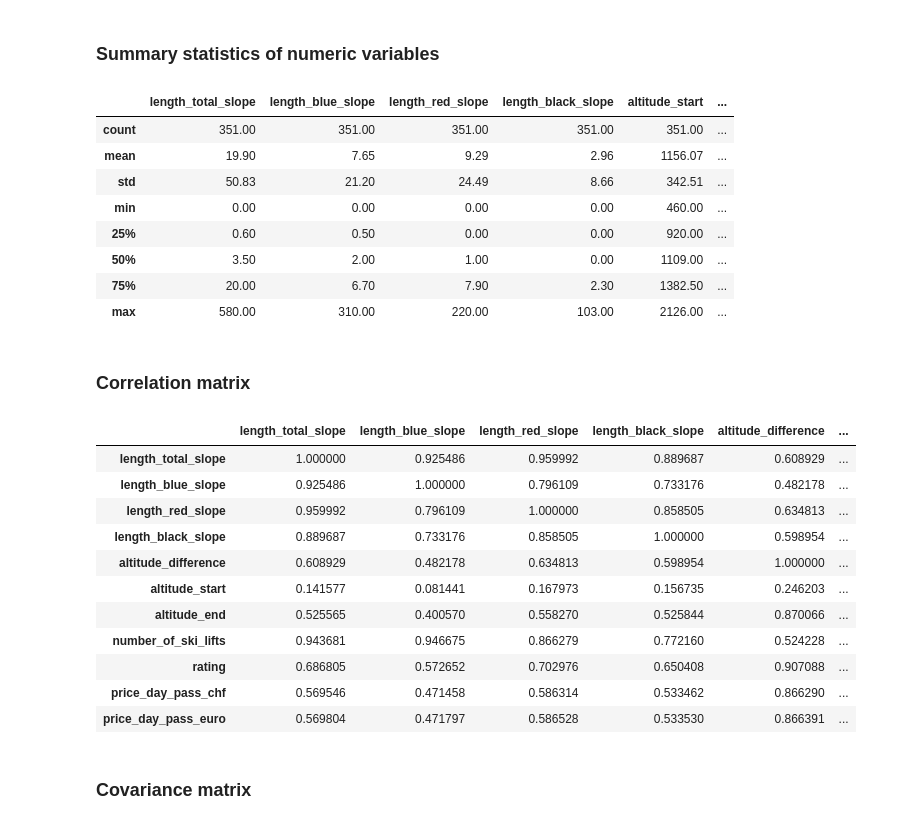
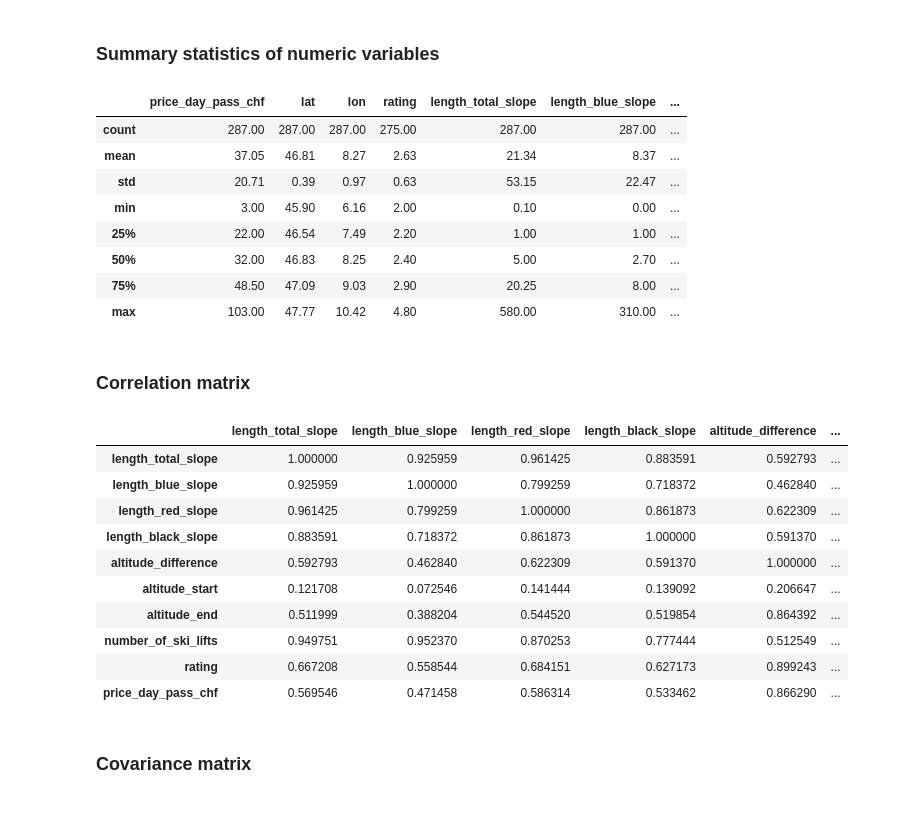
Before and after one commit to kuehnviv/arm_project, a Jupyter notebook: projekt_notebook.ipynb, the cells around one changed output. Saved outputs shown, nothing was run; the diff lists cells and outputs as text; code cells hidden in the pictures.

```diff
--- a/projekt_notebook.ipynb
+++ b/projekt_notebook.ipynb
@@ -262,6 +265,10 @@ dtype: object
 # %% [markdown]
 ## Store data in DB and get it from DB
 # %%
+import subprocess
+
+subprocess.run(['sudo', 'service', 'mysql', 'start'])
+
 # Create data base
 conn = mysql.connector.connect(host="localhost",
                                user="arm",
@@ -281,9 +288,9 @@ else:
 cursor = conn.cursor()
 
 cursor.execute('''CREATE TABLE IF NOT EXISTS
-               ski_pass_data (skiregion1 VARCHAR(255),
-                              skiregion2 VARCHAR(255),
-                              ort VARCHAR(255),
+               ski_pass_data (skiregion1 VARCHAR(50),
+                              skiregion2 VARCHAR(50),
+                              ort VARCHAR(50),
                               length_total_slope FLOAT,
                               length_blue_slope FLOAT,
                               length_red_slope FLOAT,
@@ -297,7 +304,7 @@ cursor.execute('''CREATE TABLE IF NOT EXISTS
                               rating FLOAT,
                               lat FLOAT,
                               lon FLOAT,
-                              canton VARCHAR(255))''')
+                              canton VARCHAR(5))''')
 # Confirm changes to the table
 conn.commit()
 
@@ -310,9 +317,12 @@ df_skipass.to_sql('ski_pass_data',
                     if_exists = 'replace',
                     index = False)
 
-# Query the SQL-table
-query = ''' SELECT *
+# Query the SQL-table, select all columns where price_day_pass_chf is not null
+query = ''' SELECT price_day_pass_chf, ort, canton, lat, lon, rating,
+                   length_total_slope, length_blue_slope, length_red_slope, length_black_slope,
+                   altitude_start, altitude_end, altitude_difference, number_of_ski_lifts
             FROM ski_pass_data
+            WHERE price_day_pass_chf IS NOT NULL
         '''
 
 df = pd.read_sql(query, con=engine)
@@ -329,43 +343,41 @@ Verbindung erfolgreich hergestellt!
 # %%
 df.describe().round(2)
 # %% [output]
-|  | length_total_slope | length_blue_slope | length_red_slope | length_black_slope | altitude_start | ... |
-| count | 351.00 | 351.00 | 351.00 | 351.00 | 351.00 | ... |
-| mean | 19.90 | 7.65 | 9.29 | 2.96 | 1156.07 | ... |
-| std | 50.83 | 21.20 | 24.49 | 8.66 | 342.51 | ... |
-| min | 0.00 | 0.00 | 0.00 | 0.00 | 460.00 | ... |
-| 25% | 0.60 | 0.50 | 0.00 | 0.00 | 920.00 | ... |
-| 50% | 3.50 | 2.00 | 1.00 | 0.00 | 1109.00 | ... |
-| 75% | 20.00 | 6.70 | 7.90 | 2.30 | 1382.50 | ... |
-| max | 580.00 | 310.00 | 220.00 | 103.00 | 2126.00 | ... |
+|  | price_day_pass_chf | lat | lon | rating | length_total_slope | length_blue_slope | ... |
+| count | 287.00 | 287.00 | 287.00 | 275.00 | 287.00 | 287.00 | ... |
+| mean | 37.05 | 46.81 | 8.27 | 2.63 | 21.34 | 8.37 | ... |
+| std | 20.71 | 0.39 | 0.97 | 0.63 | 53.15 | 22.47 | ... |
+| min | 3.00 | 45.90 | 6.16 | 2.00 | 0.10 | 0.00 | ... |
+| 25% | 22.00 | 46.54 | 7.49 | 2.20 | 1.00 | 1.00 | ... |
+| 50% | 32.00 | 46.83 | 8.25 | 2.40 | 5.00 | 2.70 | ... |
+| 75% | 48.50 | 47.09 | 9.03 | 2.90 | 20.25 | 8.00 | ... |
+| max | 103.00 | 47.77 | 10.42 | 4.80 | 580.00 | 310.00 | ... |
 # %% [markdown]
 ### Correlation matrix
 # %%
 corr = df[['length_total_slope',
-            'length_blue_slope',
-            'length_red_slope',
-            'length_black_slope',
-            'altitude_difference',
-            'altitude_start',
-            'altitude_end',
-            'number_of_ski_lifts',
-            'rating',
-            'price_day_pass_chf',
-            'price_day_pass_euro']].corr()
+           'length_blue_slope',
+           'length_red_slope',
+           'length_black_slope',
+           'altitude_difference',
+           'altitude_start',
+           'altitude_end',
+           'number_of_ski_lifts',
+           'rating',
+           'price_day_pass_chf']].corr()
 corr
 # %% [output]
 |  | length_total_slope | length_blue_slope | length_red_slope | length_black_slope | altitude_difference | ... |
-| length_total_slope | 1.000000 | 0.925486 | 0.959992 | 0.889687 | 0.608929 | ... |
-| length_blue_slope | 0.925486 | 1.000000 | 0.796109 | 0.733176 | 0.482178 | ... |
-| length_red_slope | 0.959992 | 0.796109 | 1.000000 | 0.858505 | 0.634813 | ... |
-| length_black_slope | 0.889687 | 0.733176 | 0.858505 | 1.000000 | 0.598954 | ... |
-| altitude_difference | 0.608929 | 0.482178 | 0.634813 | 0.598954 | 1.000000 | ... |
-| altitude_start | 0.141577 | 0.081441 | 0.167973 | 0.156735 | 0.246203 | ... |
-| altitude_end | 0.525565 | 0.400570 | 0.558270 | 0.525844 | 0.870066 | ... |
-| number_of_ski_lifts | 0.943681 | 0.946675 | 0.866279 | 0.772160 | 0.524228 | ... |
-| rating | 0.686805 | 0.572652 | 0.702976 | 0.650408 | 0.907088 | ... |
+| length_total_slope | 1.000000 | 0.925959 | 0.961425 | 0.883591 | 0.592793 | ... |
+| length_blue_slope | 0.925959 | 1.000000 | 0.799259 | 0.718372 | 0.462840 | ... |
+| length_red_slope | 0.961425 | 0.799259 | 1.000000 | 0.861873 | 0.622309 | ... |
+| length_black_slope | 0.883591 | 0.718372 | 0.861873 | 1.000000 | 0.591370 | ... |
+| altitude_difference | 0.592793 | 0.462840 | 0.622309 | 0.591370 | 1.000000 | ... |
+| altitude_start | 0.121708 | 0.072546 | 0.141444 | 0.139092 | 0.206647 | ... |
+| altitude_end | 0.511999 | 0.388204 | 0.544520 | 0.519854 | 0.864392 | ... |
+| number_of_ski_lifts | 0.949751 | 0.952370 | 0.870253 | 0.777444 | 0.512549 | ... |
+| rating | 0.667208 | 0.558544 | 0.684151 | 0.627173 | 0.899243 | ... |
 | price_day_pass_chf | 0.569546 | 0.471458 | 0.586314 | 0.533462 | 0.866290 | ... |
-| price_day_pass_euro | 0.569804 | 0.471797 | 0.586528 | 0.533530 | 0.866391 | ... |
 # %% [markdown]
 ### Covariance matrix
 # %%
```
Also changed, not shown: parts of 13 cells of this notebook.
